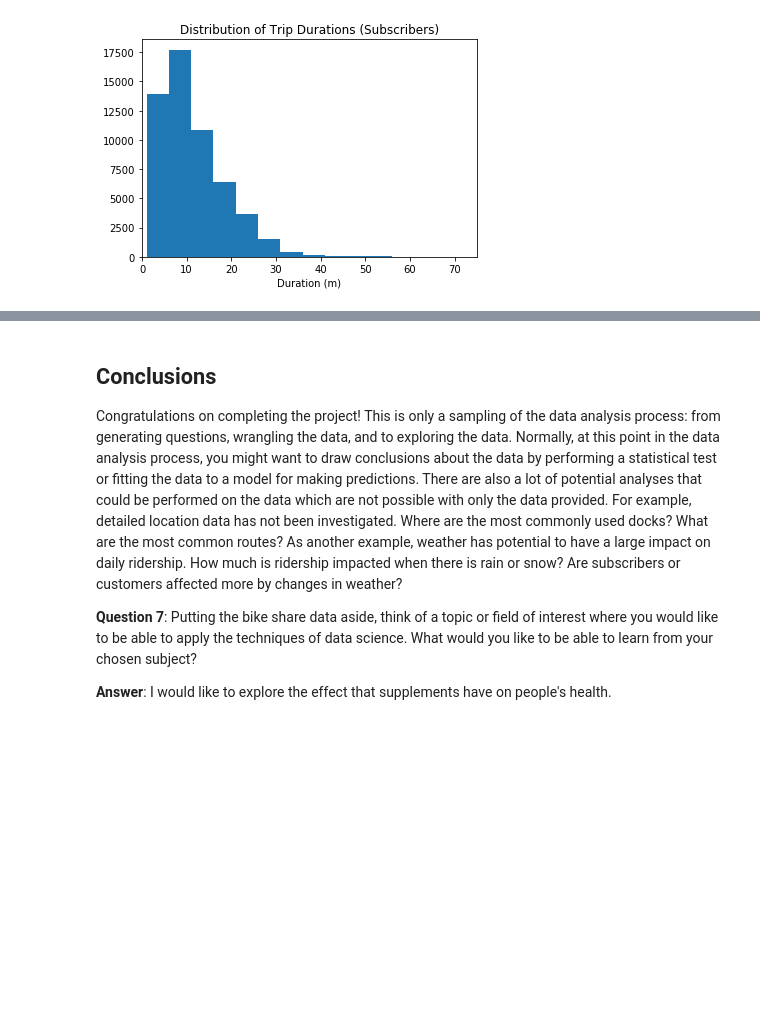
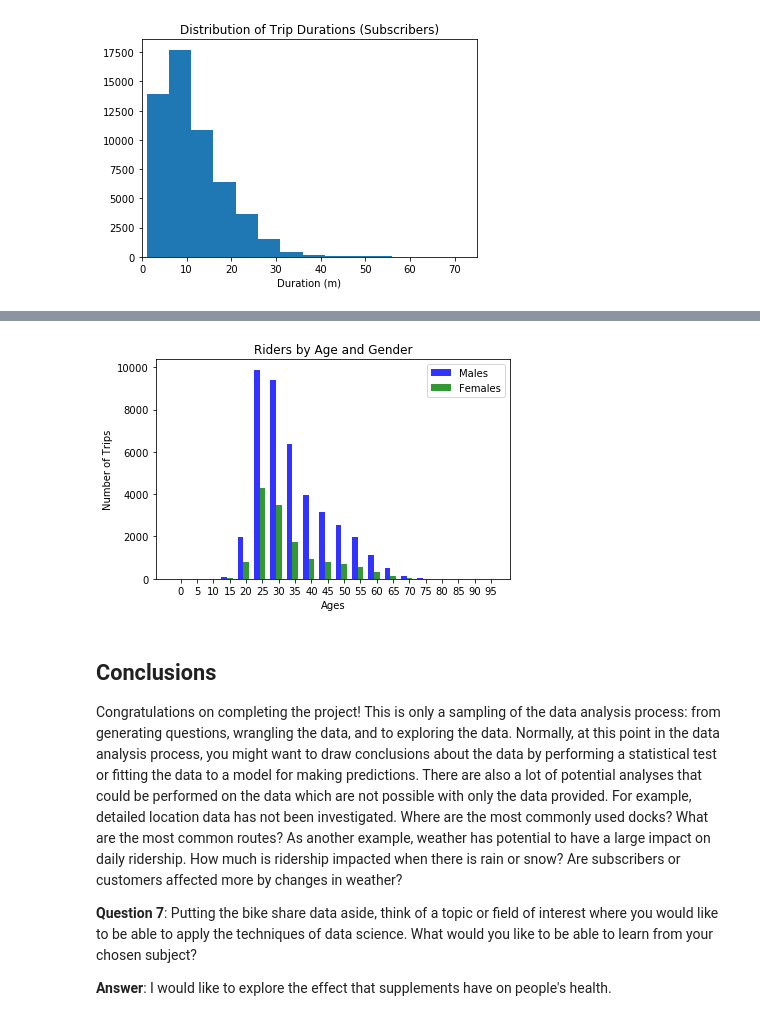
Before and after one commit to szimmers/udacity-dand-term1, a Jupyter notebook: bikeshare/Bike_Share_Analysis.ipynb, the cells around one changed output, grey strips where cells are left out. Saved outputs shown, nothing was run; the diff lists cells and outputs as text; code cells hidden in the pictures; blank space fills up the shorter version.

```diff
--- a/bikeshare/Bike_Share_Analysis.ipynb
+++ b/bikeshare/Bike_Share_Analysis.ipynb
@@ -639,3 +995,45 @@ If any of the questions you posed in your answer to question 1 align with the bu
+# %%
+# c.f. https://pythonspot.com/en/matplotlib-bar-chart/
+# c.f. https://matplotlib.org/examples/api/barchart_demo.html
+
+# data to plot
+pointdata = get_datapoints_gender_age(rides)
+male_bins, female_bins = put_gender_age_datapoints_into_bins(pointdata)
+
+num_bins = max(len(male_bins), len(female_bins))
+
+# create the labels
+range_start = 0
+range_end = 100
+step_size = (range_end - range_start) // num_bins
+labels = np.arange(range_start, range_end, step_size)
+# %%
+# create plot
+_, ax = plt.subplots()
+index = np.arange(num_bins)
+bar_width = 0.35
+opacity = 0.8
+
+rects1 = plt.bar(index, male_bins, bar_width,
+                 alpha=opacity,
+                 color='b',
+                 label='Males')
+
+rects2 = plt.bar(index + bar_width, female_bins, bar_width,
+                 alpha=opacity,
+                 color='g',
+                 label='Females')
+
+plt.xlabel('Ages')
+plt.ylabel('Number of Trips')
+plt.title('Riders by Age and Gender')
+plt.xticks(index + bar_width, labels)
+plt.legend()
+
+plt.tight_layout()
+plt.show()
+# %% [output]
+[figure, added]
 # %% [markdown]
 <a id='conclusions'></a>
 ## Conclusions
```
Also changed, not shown: parts of 15 cells of this notebook, 3 other files.
